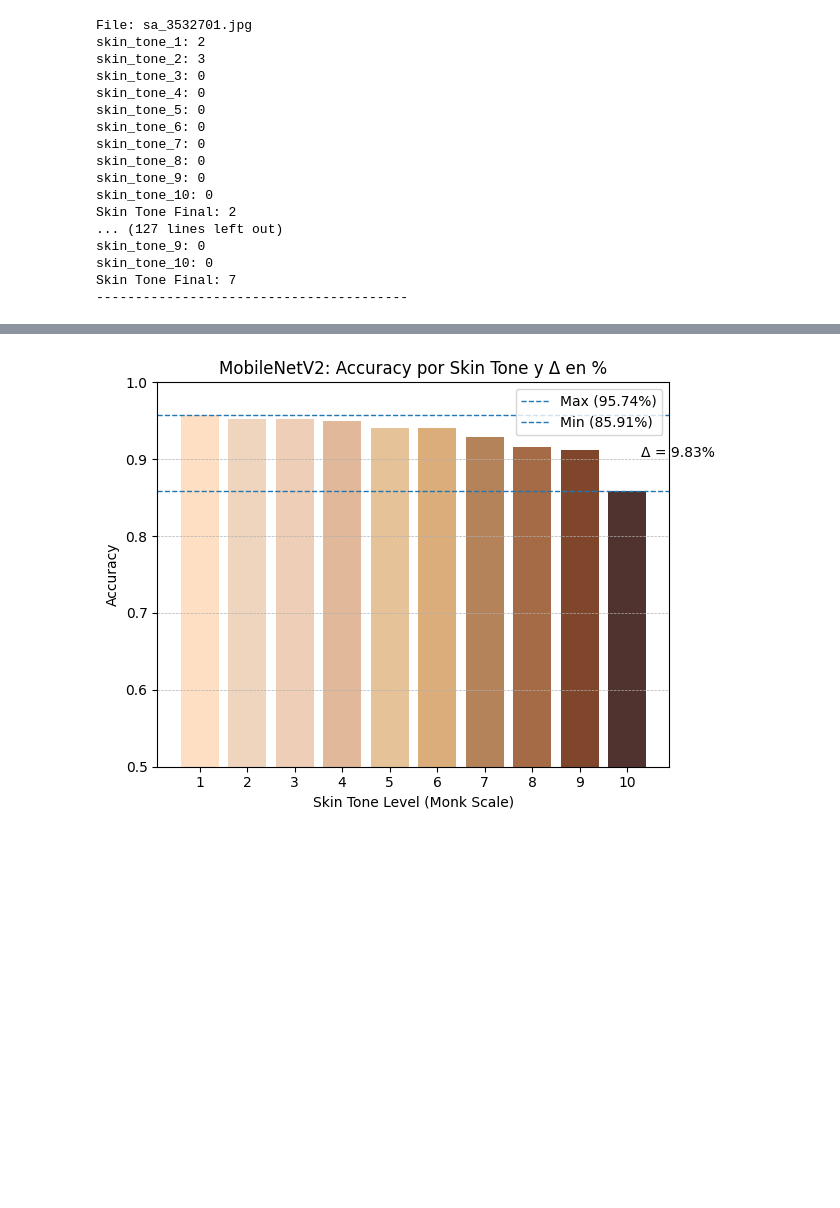
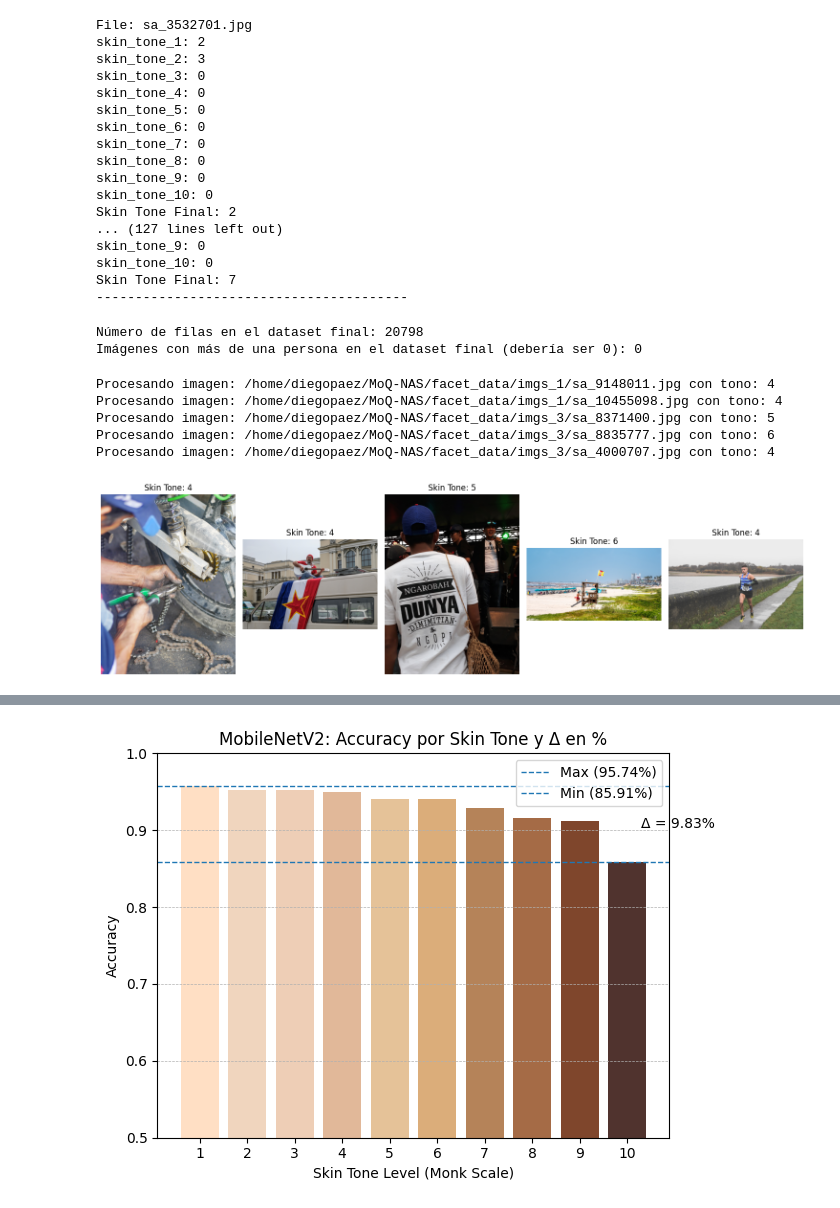
Before and after one commit to DiegoPaezA/MoQ-NAS, a Jupyter notebook: facet_data/facet_dataset.ipynb, the cells around one changed output, grey strips where cells are left out. Drawn from its saved outputs; the diff is of its cells as text; code cells hidden in the pictures; blank space fills up the shorter version.

```diff
--- a/facet_data/facet_dataset.ipynb
+++ b/facet_data/facet_dataset.ipynb
@@ -131,3 +139,13 @@ Skin Tone Final: 7
 # %%
 out_path = os.path.join(BASE_DIR, 'facet_dataset_coords.csv')
 df_ann_out.to_csv(out_path, index=False)
+# %%
+print("Número de filas en el dataset final:", len(df_ann_out))
+# Cuenta cuántas personas hay por imagen en el dataset final
+final_counts = df_ann_out.groupby('filename').size()
+# Muestra imágenes que aún tienen más de una persona
+multi_person_in_final = final_counts[final_counts > 1]
+print("Imágenes con más de una persona en el dataset final (debería ser 0):", len(multi_person_in_final))
+# %% [output]
+Número de filas en el dataset final: 20798
+Imágenes con más de una persona en el dataset final (debería ser 0): 0
@@ -133,0 +191,32 @@ df_ann_out.to_csv(out_path, index=False)
+# %%
+ds = FacetDataset(out_path)
+# %%
+import matplotlib.pyplot as plt
+from PIL import Image
+import random
+
+def show_samples(dataset, n=5):
+    # Asegurarse de que n no sea mayor que el tamaño del dataset
+    n = min(n, len(dataset))
+
+    # Seleccionar aleatoriamente n índices únicos del dataset
+    indices = random.sample(range(len(dataset)), n)
+
+    fig, axes = plt.subplots(1, n, figsize=(15, 5))
+    for idx, ax in zip(indices, axes):
+        img, tone = dataset[idx]
+        ax.imshow(img)
+        ax.set_title(f"Skin Tone: {tone}")
+        ax.axis('off')
+    plt.tight_layout()
+    plt.show()
+
+# Ejemplo de uso
+show_samples(ds, n=5)
+# %% [output]
+Procesando imagen: /home/diegopaez/MoQ-NAS/facet_data/imgs_1/sa_9148011.jpg con tono: 4
+Procesando imagen: /home/diegopaez/MoQ-NAS/facet_data/imgs_1/sa_10455098.jpg con tono: 4
+Procesando imagen: /home/diegopaez/MoQ-NAS/facet_data/imgs_3/sa_8371400.jpg con tono: 5
+Procesando imagen: /home/diegopaez/MoQ-NAS/facet_data/imgs_3/sa_8835777.jpg con tono: 6
+Procesando imagen: /home/diegopaez/MoQ-NAS/facet_data/imgs_3/sa_4000707.jpg con tono: 4
+[figure, added]
```
Also changed, not shown: parts of 9 cells of this notebook.
